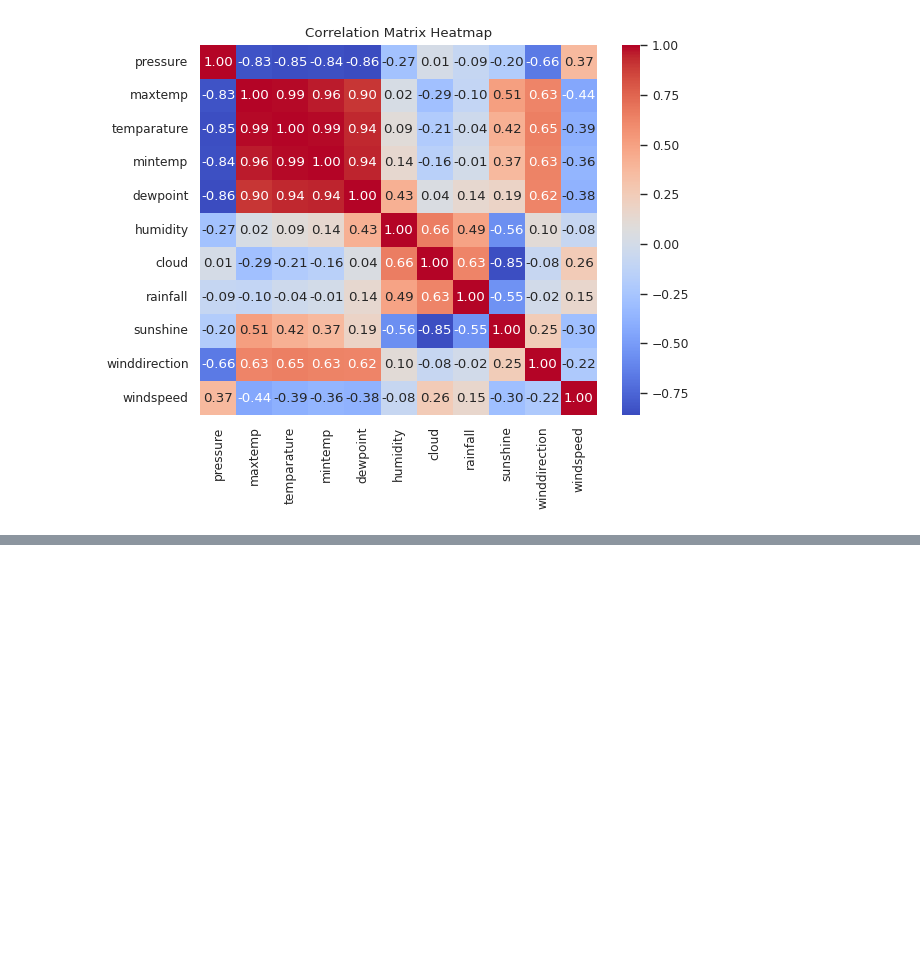
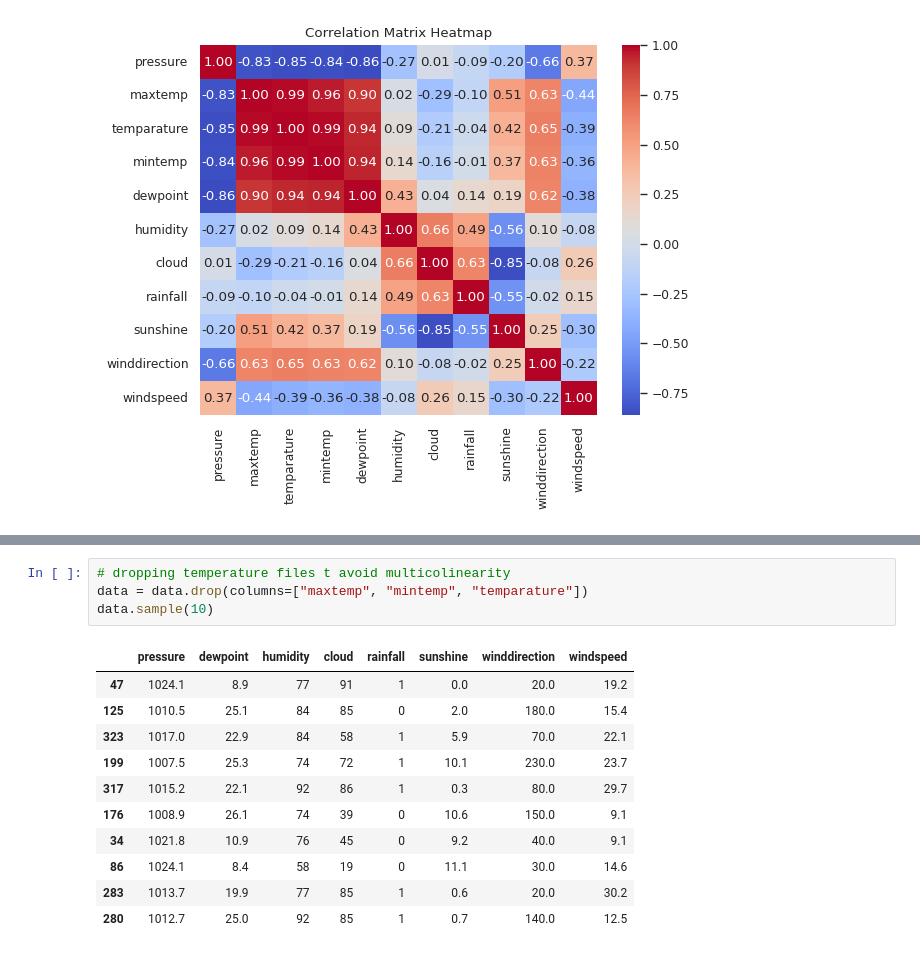
Before and after one commit to kamijoseph/Rainfall-Predictor, a Jupyter notebook: notebook/main.ipynb, the cells around one changed output, grey strips where cells are left out. Saved outputs shown, nothing was run; the diff lists cells and outputs as text; blank space fills up the shorter version.

Commit message:
dropping temperature and its variants to avoid multicollinearity

```diff
--- a/notebook/main.ipynb
+++ b/notebook/main.ipynb
@@ -311,0 +312,16 @@ plt.show()
+# %%
+# dropping temperature files t avoid multicolinearity
+data = data.drop(columns=["maxtemp", "mintemp", "temparature"])
+data.sample(10)
+# %% [output]
+|  | pressure | dewpoint | humidity | cloud | rainfall | sunshine | winddirection | windspeed |
+| 47 | 1024.1 | 8.9 | 77 | 91 | 1 | 0.0 | 20.0 | 19.2 |
+| 125 | 1010.5 | 25.1 | 84 | 85 | 0 | 2.0 | 180.0 | 15.4 |
+| 323 | 1017.0 | 22.9 | 84 | 58 | 1 | 5.9 | 70.0 | 22.1 |
+| 199 | 1007.5 | 25.3 | 74 | 72 | 1 | 10.1 | 230.0 | 23.7 |
+| 317 | 1015.2 | 22.1 | 92 | 86 | 1 | 0.3 | 80.0 | 29.7 |
+| 176 | 1008.9 | 26.1 | 74 | 39 | 0 | 10.6 | 150.0 | 9.1 |
+| 34 | 1021.8 | 10.9 | 76 | 45 | 0 | 9.2 | 40.0 | 9.1 |
+| 86 | 1024.1 | 8.4 | 58 | 19 | 0 | 11.1 | 30.0 | 14.6 |
+| 283 | 1013.7 | 19.9 | 77 | 85 | 1 | 0.6 | 20.0 | 30.2 |
+| 280 | 1012.7 | 25.0 | 92 | 85 | 1 | 0.7 | 140.0 | 12.5 |
```
Also changed, not shown: parts of 4 cells of this notebook, 2 other files.
